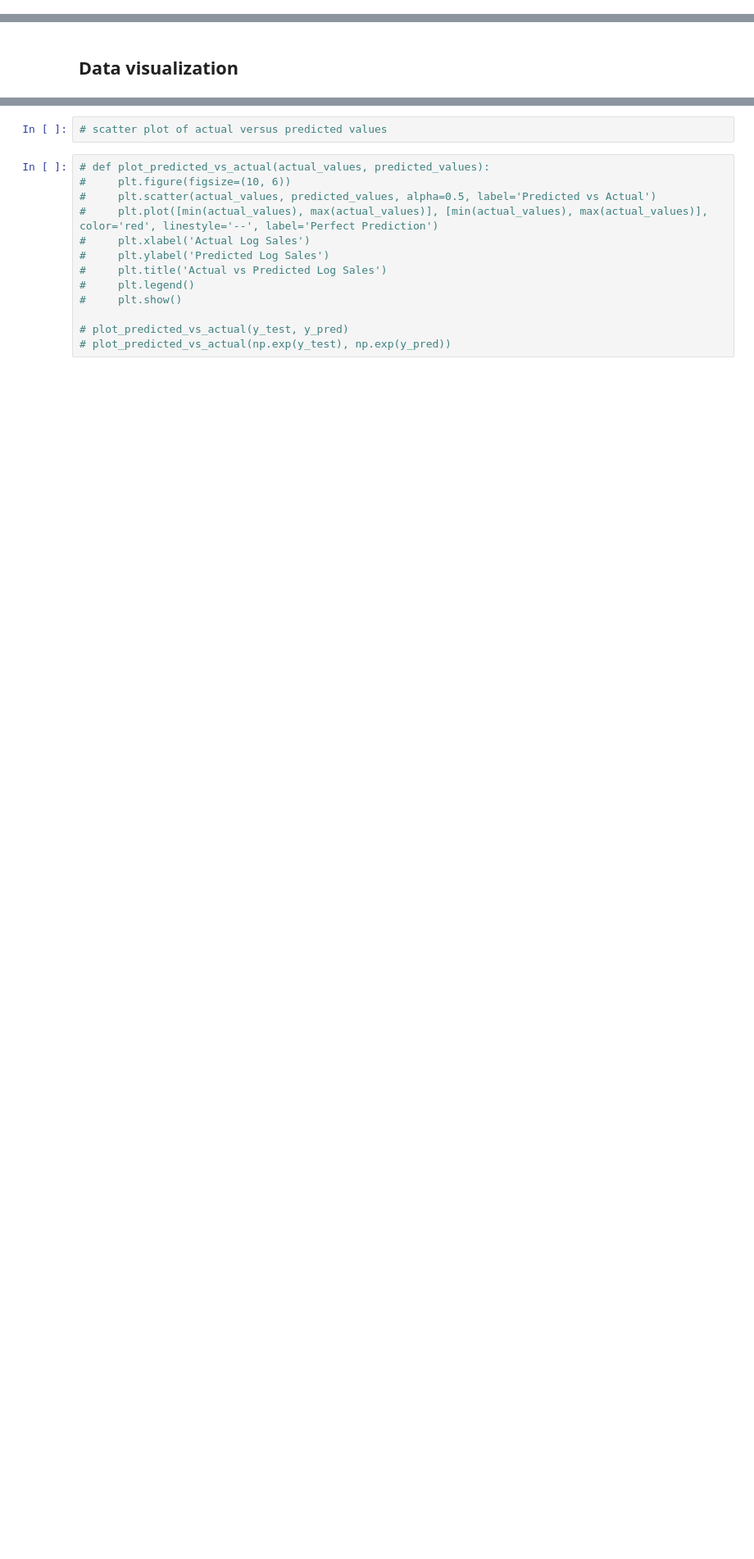
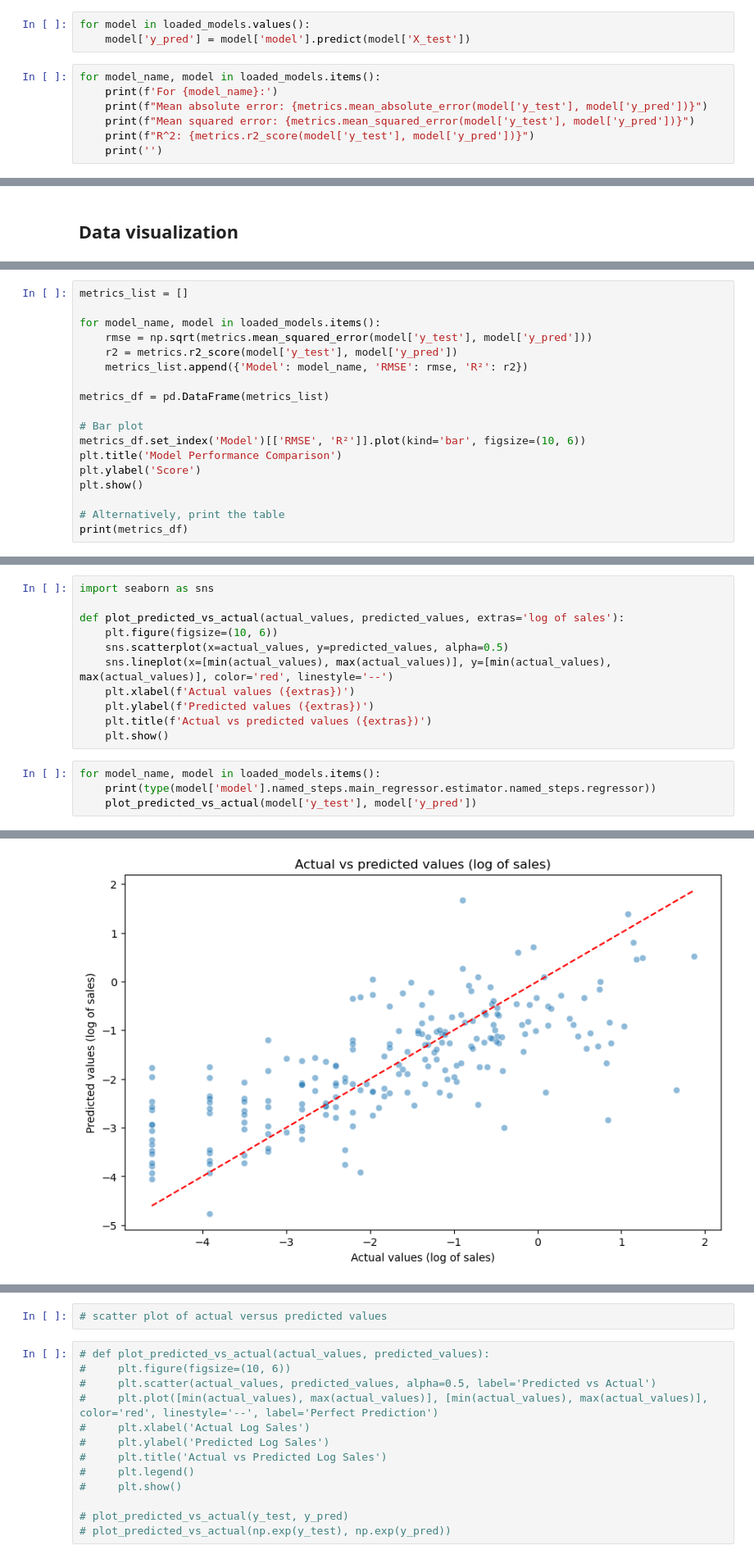
Before and after one commit to gbreger/TDI_capstone, a Jupyter notebook: tdi_capstone_model.ipynb, the cells around one changed output, grey strips where cells are left out. Shown at 82% size. Drawn from its saved outputs; the diff is of its cells as text; blank space fills up the shorter version.

Commit message:
move multi-model code to separate section, added visualization for both

```diff
--- a/tdi_capstone_model.ipynb
+++ b/tdi_capstone_model.ipynb
@@ -403,0 +394,10 @@ for key, y_pred in preds.items():
+# %%
+for model in loaded_models.values():
+    model['y_pred'] = model['model'].predict(model['X_test'])
+# %%
+for model_name, model in loaded_models.items():
+    print(f'For {model_name}:')
+    print(f"Mean absolute error: {metrics.mean_absolute_error(model['y_test'], model['y_pred'])}")
+    print(f"Mean squared error: {metrics.mean_squared_error(model['y_test'], model['y_pred'])}")
+    print(f"R^2: {metrics.r2_score(model['y_test'], model['y_pred'])}")
+    print('')
@@ -405,0 +428,18 @@ for key, y_pred in preds.items():
+# %%
+metrics_list = []
+
+for model_name, model in loaded_models.items():
+    rmse = np.sqrt(metrics.mean_squared_error(model['y_test'], model['y_pred']))
+    r2 = metrics.r2_score(model['y_test'], model['y_pred'])
+    metrics_list.append({'Model': model_name, 'RMSE': rmse, 'R²': r2})
+
+metrics_df = pd.DataFrame(metrics_list)
+
+# Bar plot
+metrics_df.set_index('Model')[['RMSE', 'R²']].plot(kind='bar', figsize=(10, 6))
+plt.title('Model Performance Comparison')
+plt.ylabel('Score')
+plt.show()
+
+# Alternatively, print the table
+print(metrics_df)
@@ -405,0 +453,16 @@ for key, y_pred in preds.items():
+# %%
+import seaborn as sns
+
+def plot_predicted_vs_actual(actual_values, predicted_values, extras='log of sales'):
+    plt.figure(figsize=(10, 6))
+    sns.scatterplot(x=actual_values, y=predicted_values, alpha=0.5)
+    sns.lineplot(x=[min(actual_values), max(actual_values)], y=[min(actual_values), max(actual_values)], color='red', linestyle='--')
+    plt.xlabel(f'Actual values ({extras})')
+    plt.ylabel(f'Predicted values ({extras})')
+    plt.title(f'Actual vs predicted values ({extras})')
+    plt.show()
+# %%
+for model_name, model in loaded_models.items():
+    print(type(model['model'].named_steps.main_regressor.estimator.named_steps.regressor))
+    plot_predicted_vs_actual(model['y_test'], model['y_pred'])
+# %% [output]
@@ -405,0 +470 @@ for key, y_pred in preds.items():
+[figure, added]
```
Also changed, not shown: parts of 30 cells of this notebook.
